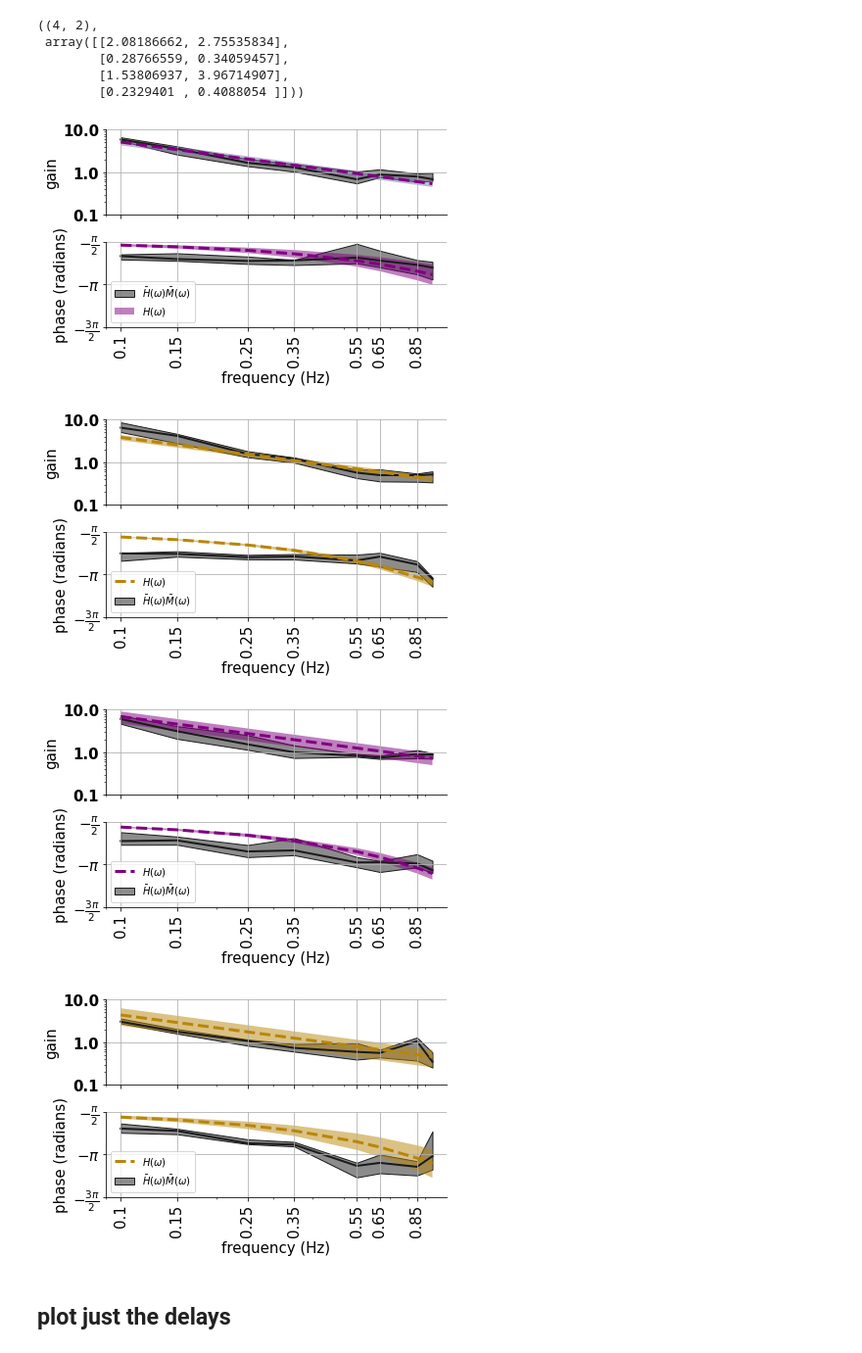
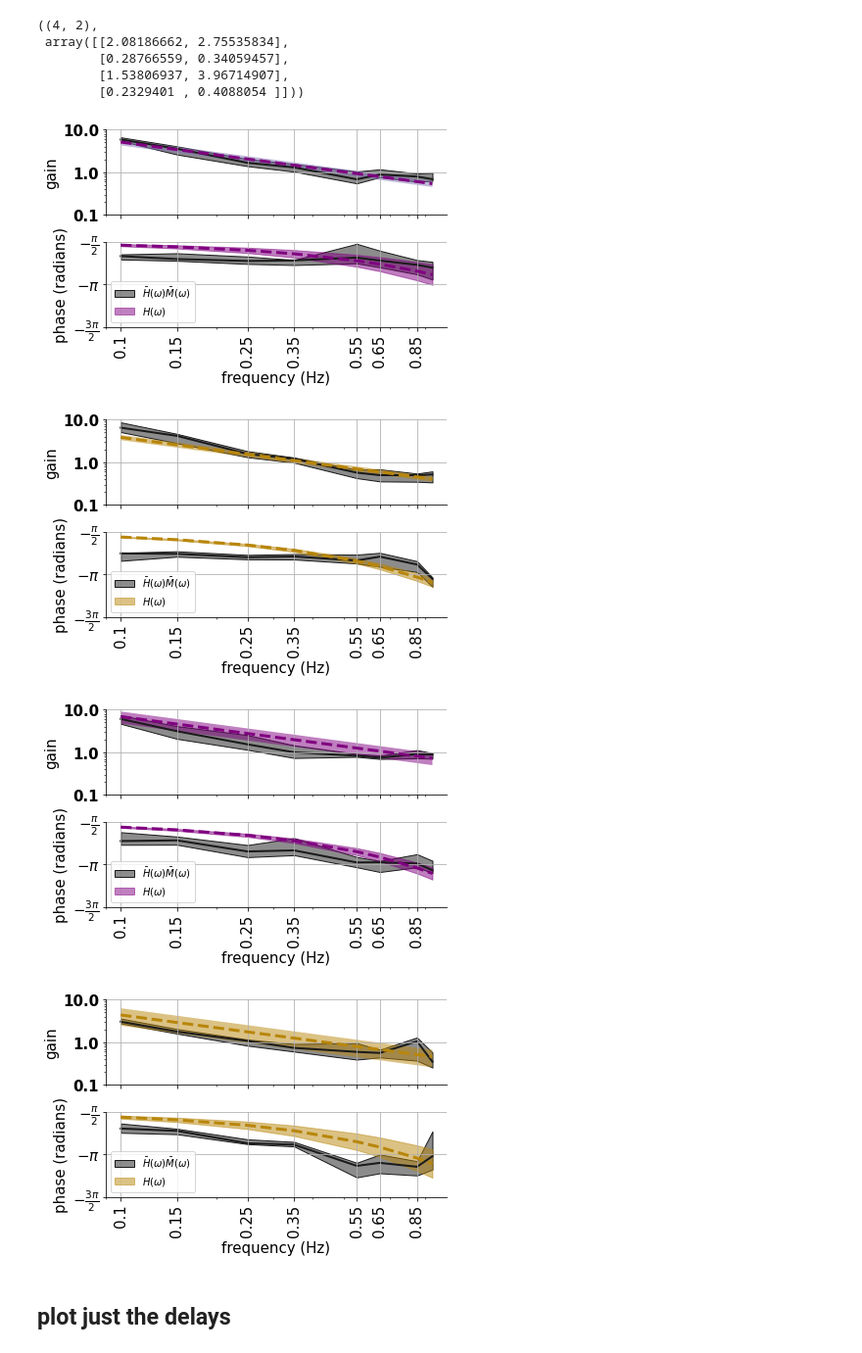
Before and after one commit to hachouuw/EMGdelay-analysis, a Jupyter notebook: 20220516_MY_results_final.ipynb, the cells around one changed output. Shown at 98% size. Cells and saved outputs as stored; diff of their text form; code cells hidden in the pictures.

```diff
--- a/20220516_MY_results_final.ipynb
+++ b/20220516_MY_results_final.ipynb
@@ -187,7 +188,7 @@ axm,axp = axs
 axm.fill_between(freqs,abs(H_emg[0,0]/s),abs(H_emg[0,1]/s),facecolor='m',alpha=alpha)
 axm.plot(freqs,abs(np.mean(H_emg[0])/s),color=color_emg,linestyle='--',linewidth=3)
 axp.plot(freqs,np.unwrap(phaseshift+np.angle(np.exp(-s*np.mean(H_emg[1]))/s))-phaseshift,color=color_emg,linestyle='--',linewidth=3)
-axp.fill_between(freqs,np.unwrap(phaseshift+np.angle(np.exp(-s*H_emg[1,0])/s))-phaseshift,np.unwrap(phaseshift+np.angle(np.exp(-s*H_emg[1,1])/s))-phaseshift,facecolor=color_emg,alpha=alpha,label=B_label)
+axp.fill_between(freqs,np.unwrap(phaseshift+np.angle(np.exp(-s*H_emg[1,0])/s))-phaseshift,np.unwrap(phaseshift+np.angle(np.exp(-s*H_emg[1,1])/s))-phaseshift,edgecolor=color_emg,lw=lw,facecolor=color_emg,alpha=alpha,label=B_label)
 plt.legend(loc='lower left')
 fname='EMG_fo'
 if fname is not None:
@@ -201,8 +202,8 @@ axm,axp = axs
 # plot fit B
 axm.fill_between(freqs,abs(H_man[0,0]/s),abs(H_man[0,1]/s),facecolor=color_man,alpha=alpha)
 axm.plot(freqs,abs(np.mean(H_man[0])/s),color=color_man,linestyle='--',linewidth=3)
-axp.plot(freqs,np.unwrap(phaseshift+np.angle(np.exp(-s*np.mean(H_man[1]))/s))-phaseshift,color=color_man,linestyle='--',linewidth=3,label=B_label)
-axp.fill_between(freqs,np.unwrap(phaseshift+np.angle(np.exp(-s*H_man[1,0])/s))-phaseshift,np.unwrap(phaseshift+np.angle(np.exp(-s*H_man[1,1])/s))-phaseshift,facecolor=color_man,alpha=alpha)
+axp.plot(freqs,np.unwrap(phaseshift+np.angle(np.exp(-s*np.mean(H_man[1]))/s))-phaseshift,color=color_man,linestyle='--',linewidth=3)
+axp.fill_between(freqs,np.unwrap(phaseshift+np.angle(np.exp(-s*H_man[1,0])/s))-phaseshift,np.unwrap(phaseshift+np.angle(np.exp(-s*H_man[1,1])/s))-phaseshift,edgecolor=color_man,lw=lw,facecolor=color_man,alpha=alpha,label=B_label)
 plt.legend(loc='lower left')
 fname='manual_fo'
 if fname is not None:
@@ -212,39 +213,39 @@ if fname is not None:
         fig.savefig(os.path.join(fmt,fname+'.'+fmt),bbox_inches='tight',pad_inches=0)
 
 axs = bode_plot(data=(B_so_emg*Mso(s)),fname='EMG_so', do_ylabels=True,label=data_label)
 axm,axp = axs
 axm.fill_between(freqs,abs(H_emg[2,0]/s),abs(H_emg[2,1]/s),facecolor=color_emg,alpha=alpha)
 axm.plot(freqs,abs(np.mean(H_emg[2])/s),color=color_emg,linestyle='--',linewidth=3)
-axp.plot(freqs,np.unwrap(phaseshift+np.angle(np.exp(-s*np.mean(H_emg[3]))/s))-phaseshift,color=color_emg,linestyle='--',linewidth=3,label=B_label)
-axp.fill_between(freqs,np.unwrap(phaseshift+np.angle(np.exp(-s*H_emg[3,0])/s))-phaseshift,np.unwrap(phaseshift+np.angle(np.exp(-s*H_emg[3,1])/s))-phaseshift,facecolor=color_emg,alpha=alpha)
+axp.plot(freqs,np.unwrap(phaseshift+np.angle(np.exp(-s*np.mean(H_emg[3]))/s))-phaseshift,color=color_emg,linestyle='--',linewidth=3)
+axp.fill_between(freqs,np.unwrap(phaseshift+np.angle(np.exp(-s*H_emg[3,0])/s))-phaseshift,np.unwrap(phaseshift+np.angle(np.exp(-s*H_emg[3,1])/s))-phaseshift,edgecolor=color_emg,lw=lw,facecolor=color_emg,alpha=alpha,label=B_label)
 plt.legend(loc='lower left')
 fname='EMG_so'
 if fname is not None:
     fig = plt.gcf()
     for fmt in fmts:
         if not(os.path.exists(fmt)): os.mkdir(fmt)
         fig.savefig(os.path.join(fmt,fname+'.'+fmt),bbox_inches='tight',pad_inches=0)
 
 axs = bode_plot(data=(B_so_man*Mso(s)),fname='manual_so', do_ylabels=True,label=data_label)
 axm,axp = axs
 axm.fill_between(freqs,abs(H_man[2,0]/s),abs(H_man[2,1]/s),facecolor=color_man,alpha=alpha)
 axm.plot(freqs,abs(np.mean(H_man[2])/s),color=color_man,linestyle='--',linewidth=3)
-axp.plot(freqs,np.unwrap(phaseshift+np.angle(np.exp(-s*np.mean(H_man[3]))/s))-phaseshift,color=color_man,linestyle='--',linewidth=3,label=B_label)
-axp.fill_between(freqs,np.unwrap(phaseshift+np.angle(np.exp(-s*H_man[3,0] )/s))-phaseshift,np.unwrap(phaseshift+np.angle(np.exp(-s*H_man[3,1])/s))-phaseshift,facecolor=color_man,alpha=alpha)
+axp.plot(freqs,np.unwrap(phaseshift+np.angle(np.exp(-s*np.mean(H_man[3]))/s))-phaseshift,color=color_man,linestyle='--',linewidth=3)
+axp.fill_between(freqs,np.unwrap(phaseshift+np.angle(np.exp(-s*H_man[3,0] )/s))-phaseshift,np.unwrap(phaseshift+np.angle(np.exp(-s*H_man[3,1])/s))-phaseshift,edgecolor=color_man,lw=lw,facecolor=color_man,alpha=alpha,label=B_label)
 plt.legend(loc='lower left')
 
 fname='manual_so'
 if fname is not None:
     fig = plt.gcf()
     for fmt in fmts:
         if not(os.path.exists(fmt)): os.mkdir(fmt)
         fig.savefig(os.path.join(fmt,fname+'.'+fmt),bbox_inches='tight',pad_inches=0)
 
 plt.show()
 # %% [output]
 [figure]
-[figure, old version]
+[figure, new version]
-[figure, old version]
+[figure, new version]
-[figure, old version]
+[figure, new version]
 # %% [markdown]
 ## plot just the delays
```
Also changed, not shown: parts of 5 cells of this notebook, 9 other files.
